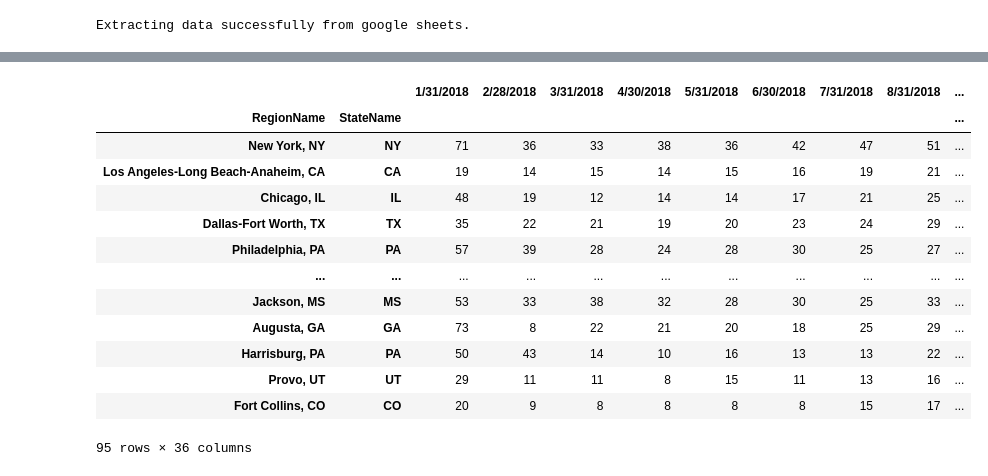
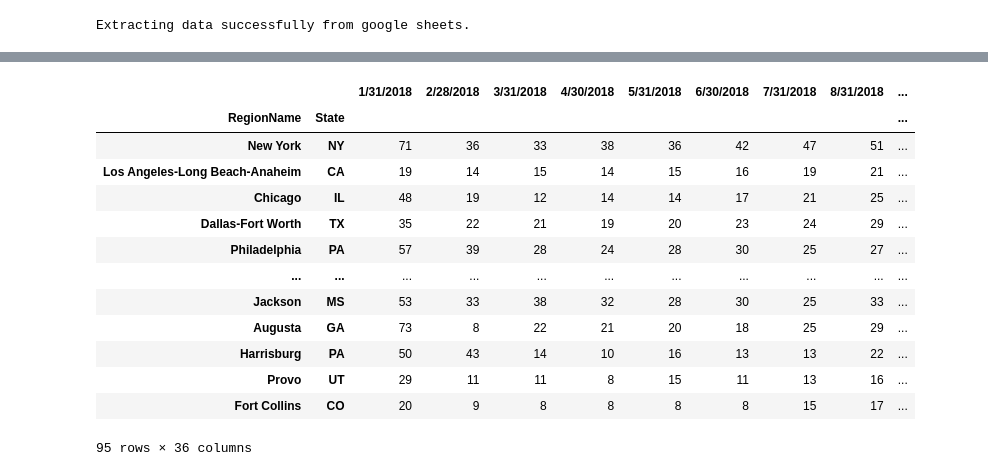
Before and after one commit to pratixashah/ETL-on-Zillow, a Jupyter notebook: ETL_Zillow_Data.ipynb, the cells around one changed output, grey strips where cells are left out. Cells and saved outputs as stored; diff of their text form; code cells hidden in the pictures.

```diff
--- a/ETL_Zillow_Data.ipynb
+++ b/ETL_Zillow_Data.ipynb
@@ -299,22 +303,27 @@ inventory_sales_df
 # %%
 inventory_pending_df.drop(columns=["RegionID","SizeRank","RegionType"], inplace=True)
 inventory_pending_df = inventory_pending_df.iloc[1:]
-inventory_pending_df.set_index(['RegionName','StateName'], inplace=True)
+
+inventory_pending_df.rename(columns={"StateName" : "State"}, inplace=True)
+
+inventory_pending_df['RegionName'] = inventory_pending_df['RegionName'].str.split(',').str[0]
+
+inventory_pending_df.set_index(['RegionName','State'], inplace=True)
 inventory_pending_df
 # %% [output]
 |  |  | 1/31/2018 | 2/28/2018 | 3/31/2018 | 4/30/2018 | 5/31/2018 | 6/30/2018 | 7/31/2018 | 8/31/2018 | ... |
-| RegionName | StateName |  |  |  |  |  |  |  |  | ... |
-| New York, NY | NY | 71 | 36 | 33 | 38 | 36 | 42 | 47 | 51 | ... |
-| Los Angeles-Long Beach-Anaheim, CA | CA | 19 | 14 | 15 | 14 | 15 | 16 | 19 | 21 | ... |
-| Chicago, IL | IL | 48 | 19 | 12 | 14 | 14 | 17 | 21 | 25 | ... |
-| Dallas-Fort Worth, TX | TX | 35 | 22 | 21 | 19 | 20 | 23 | 24 | 29 | ... |
-| Philadelphia, PA | PA | 57 | 39 | 28 | 24 | 28 | 30 | 25 | 27 | ... |
+| RegionName | State |  |  |  |  |  |  |  |  | ... |
+| New York | NY | 71 | 36 | 33 | 38 | 36 | 42 | 47 | 51 | ... |
+| Los Angeles-Long Beach-Anaheim | CA | 19 | 14 | 15 | 14 | 15 | 16 | 19 | 21 | ... |
+| Chicago | IL | 48 | 19 | 12 | 14 | 14 | 17 | 21 | 25 | ... |
+| Dallas-Fort Worth | TX | 35 | 22 | 21 | 19 | 20 | 23 | 24 | 29 | ... |
+| Philadelphia | PA | 57 | 39 | 28 | 24 | 28 | 30 | 25 | 27 | ... |
 | ... | ... | ... | ... | ... | ... | ... | ... | ... | ... | ... |
-| Jackson, MS | MS | 53 | 33 | 38 | 32 | 28 | 30 | 25 | 33 | ... |
-| Augusta, GA | GA | 73 | 8 | 22 | 21 | 20 | 18 | 25 | 29 | ... |
-| Harrisburg, PA | PA | 50 | 43 | 14 | 10 | 16 | 13 | 13 | 22 | ... |
-| Provo, UT | UT | 29 | 11 | 11 | 8 | 15 | 11 | 13 | 16 | ... |
-| Fort Collins, CO | CO | 20 | 9 | 8 | 8 | 8 | 8 | 15 | 17 | ... |
+| Jackson | MS | 53 | 33 | 38 | 32 | 28 | 30 | 25 | 33 | ... |
+| Augusta | GA | 73 | 8 | 22 | 21 | 20 | 18 | 25 | 29 | ... |
+| Harrisburg | PA | 50 | 43 | 14 | 10 | 16 | 13 | 13 | 22 | ... |
+| Provo | UT | 29 | 11 | 11 | 8 | 15 | 11 | 13 | 16 | ... |
+| Fort Collins | CO | 20 | 9 | 8 | 8 | 8 | 8 | 15 | 17 | ... |
 95 rows × 36 columns
 # %%
 from calendar import monthrange
```
Also changed, not shown: parts of 3 cells of this notebook.
